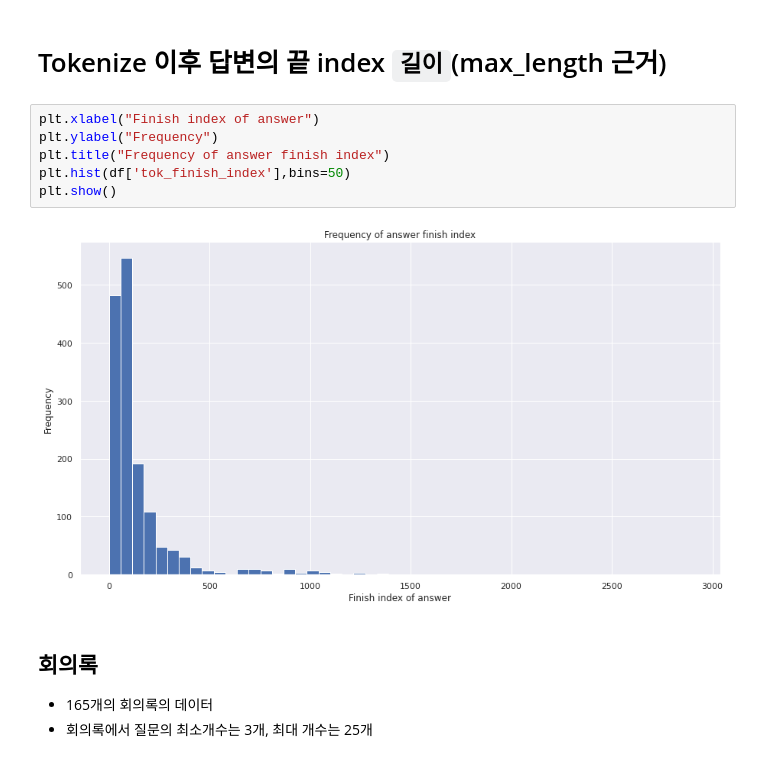
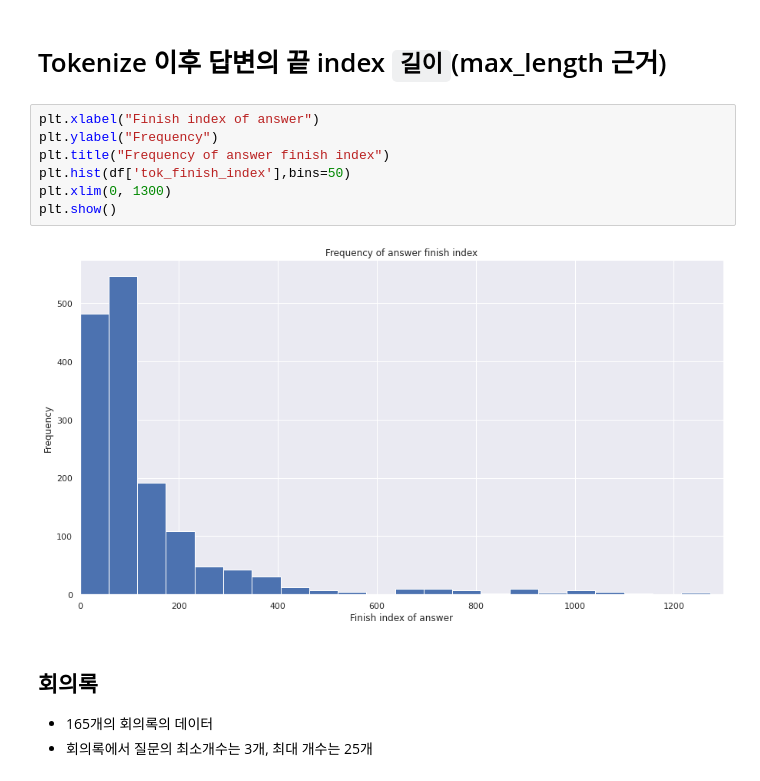
Before and after one commit to boostcampaitech3/final-project-level3-nlp-09, a Jupyter notebook: data_utils/EDA.ipynb, the cells around one changed output. Cells and saved outputs as stored; diff of their text form.

```diff
--- a/data_utils/EDA.ipynb
+++ b/data_utils/EDA.ipynb
@@ -291,11 +297,12 @@ df['tok_finish_index']=df['tok_index'].apply(lambda x: x[1])
 # %%
 plt.xlabel("Finish index of answer")
 plt.ylabel("Frequency")
 plt.title("Frequency of answer finish index")
 plt.hist(df['tok_finish_index'],bins=50)
+plt.xlim(0, 1300)
 plt.show()
 # %% [output]
-[figure, old version]
+[figure, new version]
 # %% [markdown]
 ## 회의록
 - 165개의 회의록의 데이터
```
Also changed, not shown: parts of 6 cells of this notebook.
